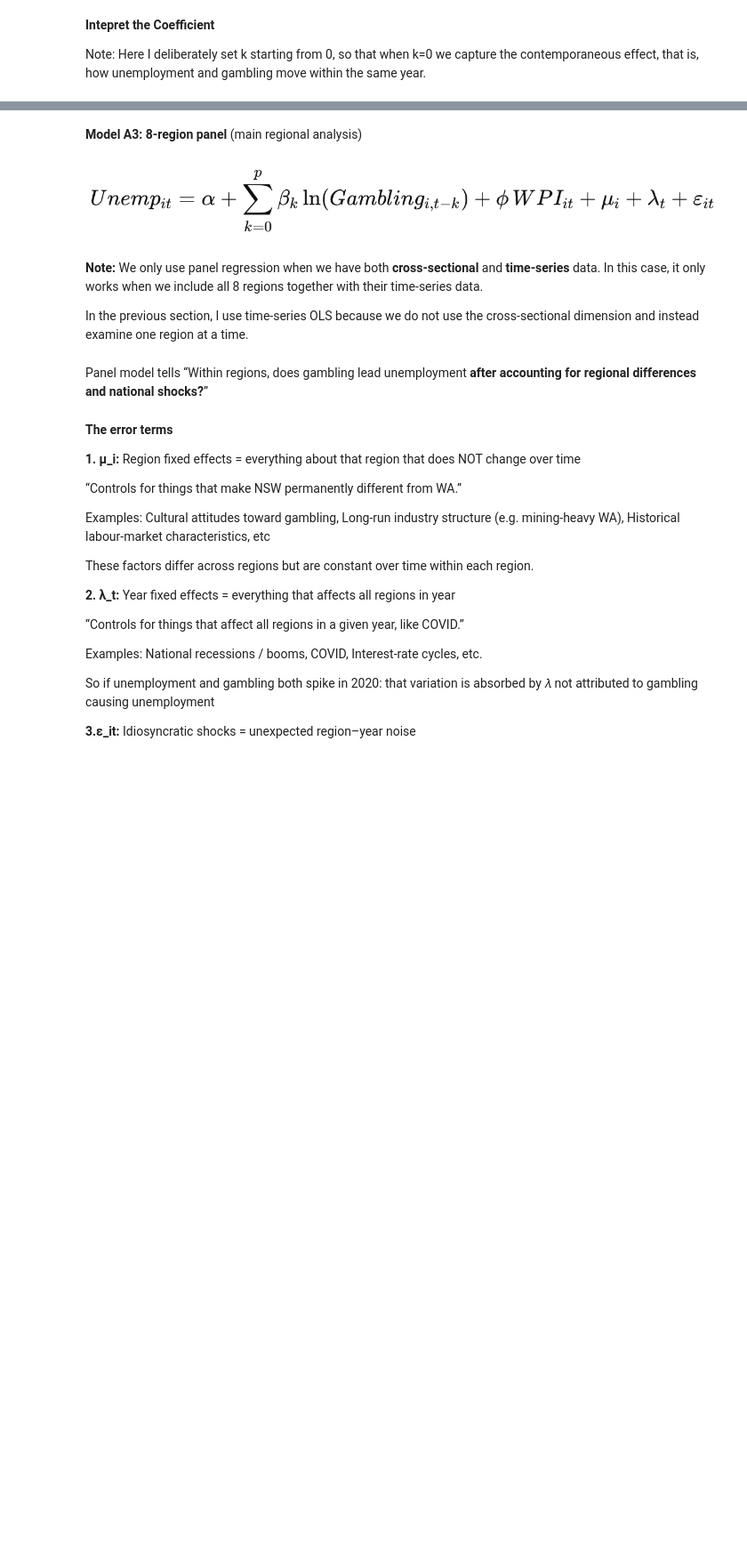
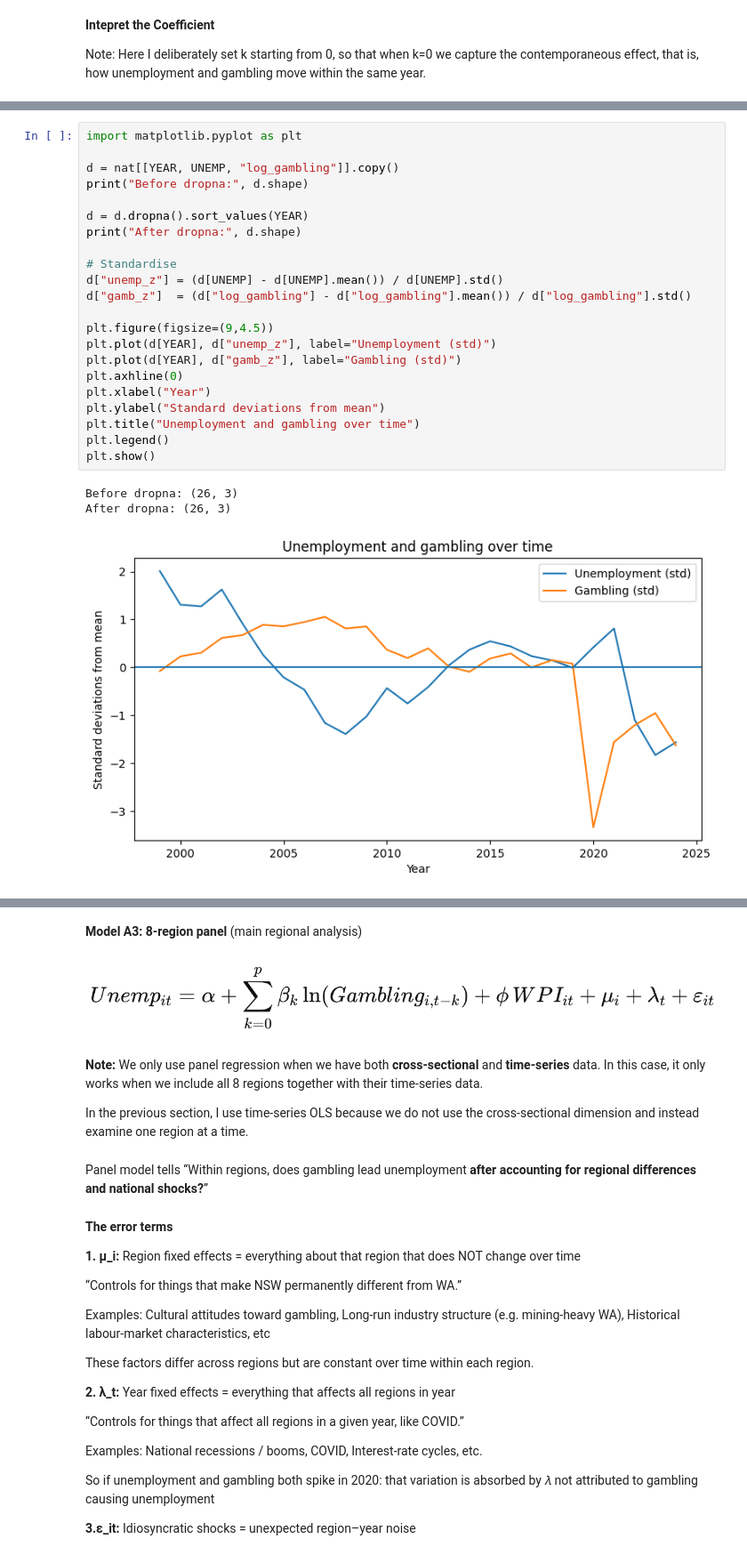
Before and after one commit to ttsupra30/QM2, a Jupyter notebook: Copy_of_QM_2_.ipynb, the cells around one changed output, grey strips where cells are left out. Shown at 89% size. Cells and saved outputs as stored; diff of their text form; blank space fills up the shorter version.

```diff
--- a/Copy_of_QM_2_.ipynb
+++ b/Copy_of_QM_2_.ipynb
@@ -223,0 +380,26 @@ scatter_actual_vs_predicted(res_nat, used_nat, title=f"National: actual vs predi
+# %%
+import matplotlib.pyplot as plt
+
+d = nat[[YEAR, UNEMP, "log_gambling"]].copy()
+print("Before dropna:", d.shape)
+
+d = d.dropna().sort_values(YEAR)
+print("After dropna:", d.shape)
+
+# Standardise
+d["unemp_z"] = (d[UNEMP] - d[UNEMP].mean()) / d[UNEMP].std()
+d["gamb_z"]  = (d["log_gambling"] - d["log_gambling"].mean()) / d["log_gambling"].std()
+
+plt.figure(figsize=(9,4.5))
+plt.plot(d[YEAR], d["unemp_z"], label="Unemployment (std)")
+plt.plot(d[YEAR], d["gamb_z"], label="Gambling (std)")
+plt.axhline(0)
+plt.xlabel("Year")
+plt.ylabel("Standard deviations from mean")
+plt.title("Unemployment and gambling over time")
+plt.legend()
+plt.show()
+# %% [output]
+Before dropna: (26, 3)
+After dropna: (26, 3)
+[figure, added]
```
Also changed, not shown: parts of 35 cells of this notebook.
